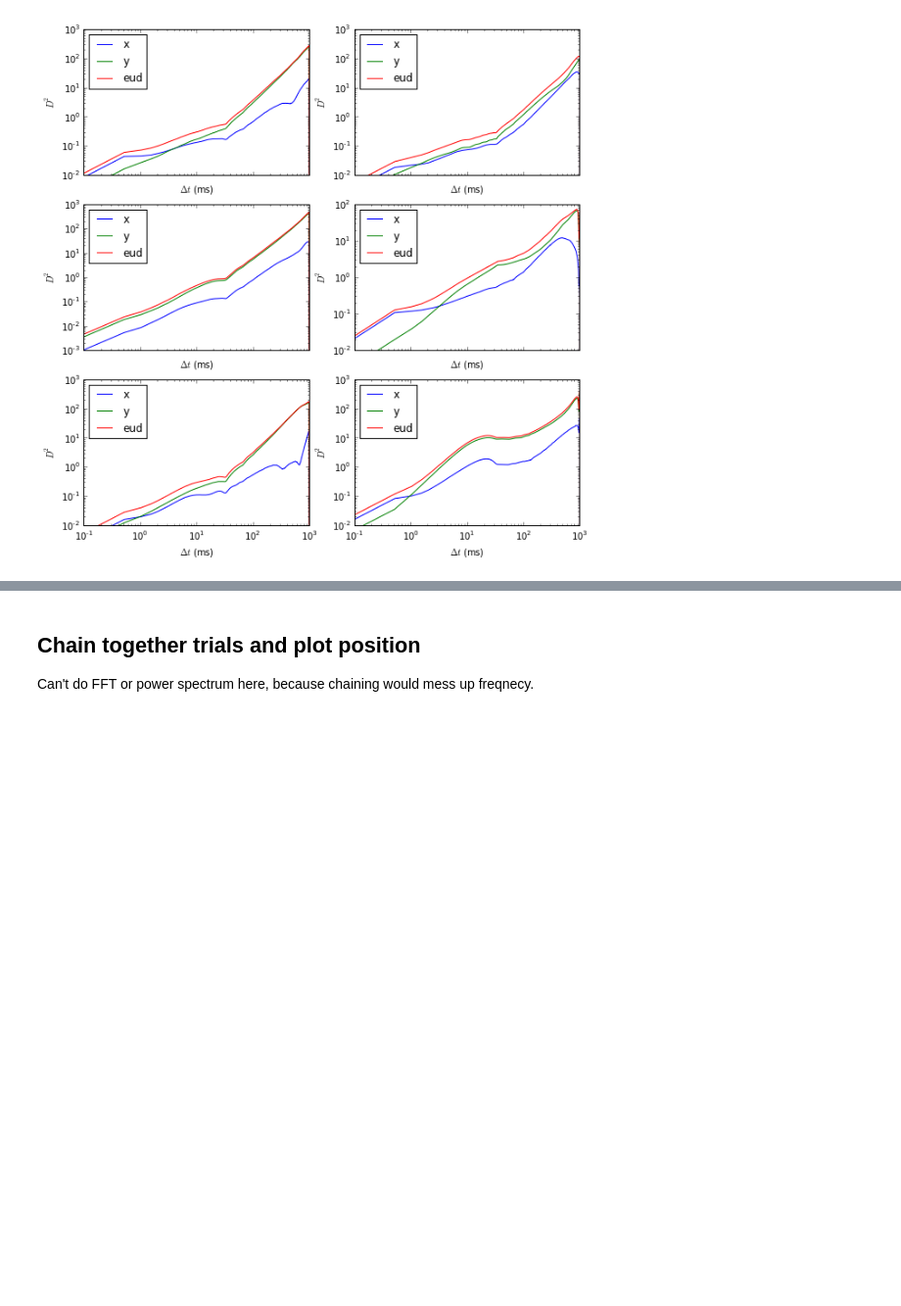
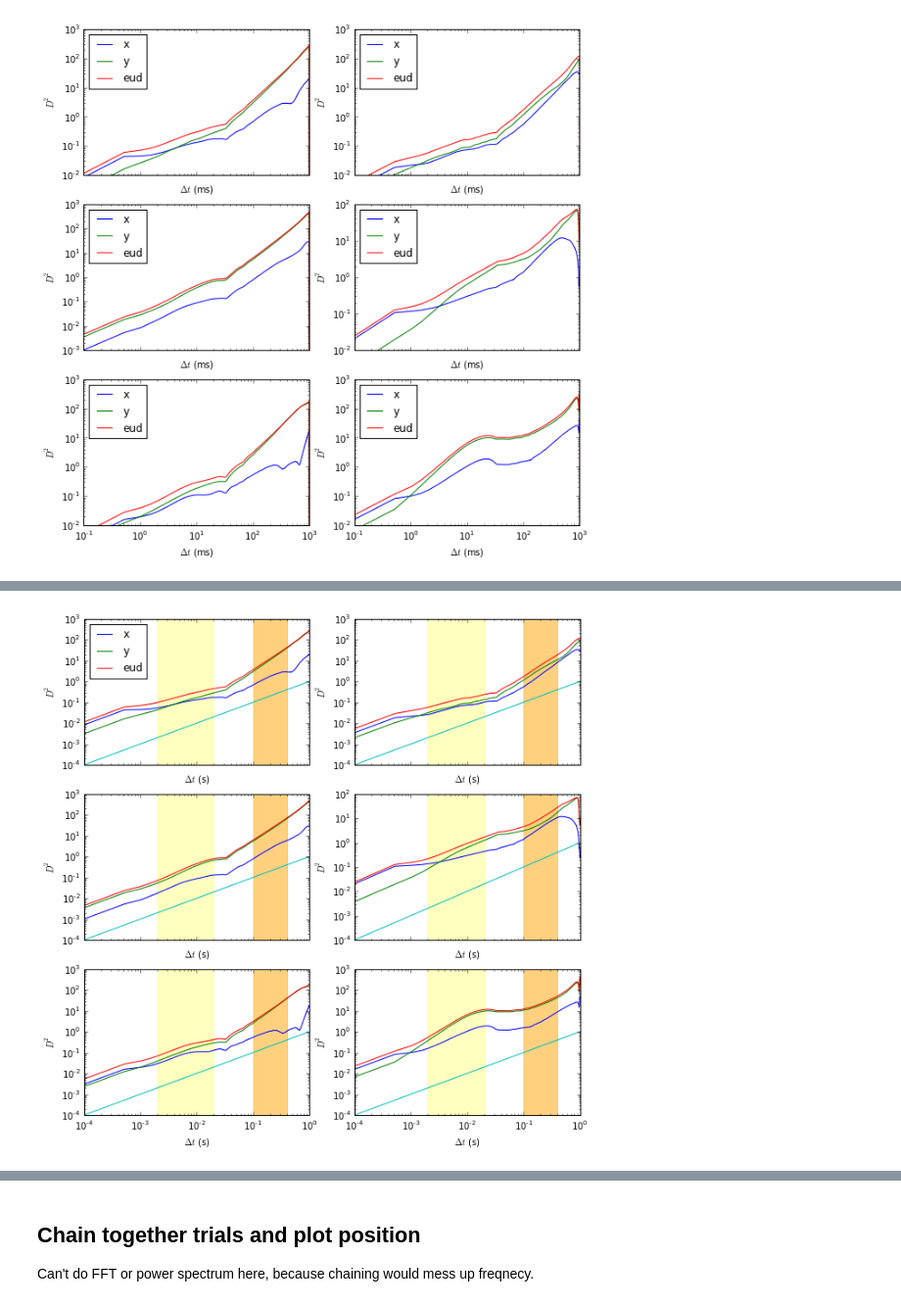
Before and after one commit to vdutell/eyemovement, a Jupyter notebook: Eye Movement Modeling.ipynb, the cells around one changed output, grey strips where cells are left out. Shown at 98% size. Drawn from its saved outputs; the diff is of its cells as text; code cells hidden in the pictures; blank space fills up the shorter version.

```diff
--- a/Eye Movement Modeling.ipynb
+++ b/Eye Movement Modeling.ipynb
@@ -701,10 +701,3 @@ for i, pl in enumerate(ax.flatten()):
 #plt.setp([a.get_xticklabels() for a in fig.axes[:-2]], visible=False)
 # %% [output]
 [figure]
-# %%
-m=2
-xim = trial.x[m:]
-xi = trial.x[:-m]
-xd = [(ximi - xii)**2 for ximi, xii in zip(xim, xi)]
-xdist[m-1] = sum(xd)/(len(trial.x)-m)
-print(xdist)
@@ -713,0 +706,76 @@ print(xdist)
+# %%
+fig, ax = plt.subplots(nrow, ncol, figsize=(10,10), sharex = True )
+
+##calc number of rows for ncols
+ncol = 2
+nrow = int(math.ceil(len(trials) / ncol))
+
+##iterate over all trials
+for i, pl in enumerate(ax.flatten()):
+    trial = trials[i]
+
+    ##initiate the numpy arrays that will hold the values we use
+    xdist = np.zeros(len(trial.x))
+    ydist = np.zeros(len(trial.y))
+    assert(len(trial.x)==len(trial.y))
+    eudist = np.zeros(len(trial.x))
+
+    ##iterate over all values of m (aka'lag time')
+    for m in range(1,len(trial.x)):
+
+        ##x
+        xim = trial.x[m:]
+        xi = trial.x[:-m]
+        ##we don't have to sum over all values 1-N-m then divide by N-m. Just take the mean instead.
+        xd = np.mean((xim - xi)**2)
+        xdist[m] = xd
+
+        ##y
+        yim = trial.y[m:]
+        yi = trial.y[:-m]
+        ##we don't have to sum over all values 1-N-m then divide by N-m. Just take the mean instead.
+        yd = np.mean((yim - yi)**2)
+        ydist[m] = yd
+
+        ##euclidian
+        ##don't need to calculate square of sqare root (for euclidian dist)
+        eud = np.mean(xd + yd)
+        eudist[m] = eud
+
+    ##plot x, y, and eud
+    pl.plot(trial.time, xdist, label= 'x')
+    pl.plot(trial.time, ydist, label= 'y')
+    pl.plot(trial.time, eudist, label= 'eud')
+
+    ##also plot limits in E&K paper
+    ##2ms start, 20ms end of Hs < 1
+    pl.axvspan(.002, .02, alpha=0.25, color='yellow')
+    #pl.axvline(.002, color = 'orange')
+    #pl.axvline(.02, color = 'orange')
+    ##100ms start, 400ms end Hl > 1
+    pl.axvspan(.1, .4, alpha=0.5, color='orange')
+    ##old method
+    #pl.axvline(.1, color = 'purple')
+    #pl.axvline(.4, color = 'purple')
+
+
+    ##also plot line for scaling exponent H = 1
+    pl.plot(trial.time, trial.time)
+
+    ##log scale
+    pl.set_xscale('log')
+    pl.set_yscale('log')
+
+    ##labels
+    pl.set_xlabel('$\Delta t$ (s)')
+    pl.set_ylabel('$D^2$')
+
+    ##legend on first graph only
+    if(i==0):
+        pl.legend(loc = 0)
+
+##extra code for making graphs pretty - don't use now.
+#fig.subplots_adjust(hspace=0)a
+#plt.setp([a.get_xticklabels() for a in fig.axes[:-2]], visible=False)
+# %% [output]
+[figure, added]
```
Also changed, not shown: parts of 5 cells of this notebook, 1 other file.
